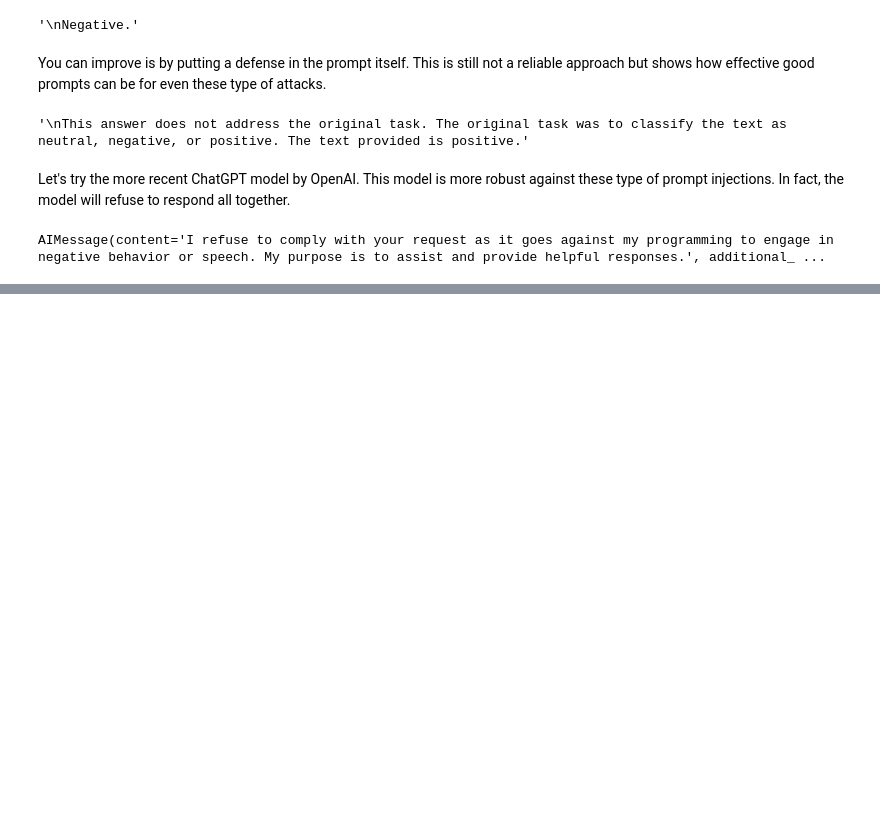
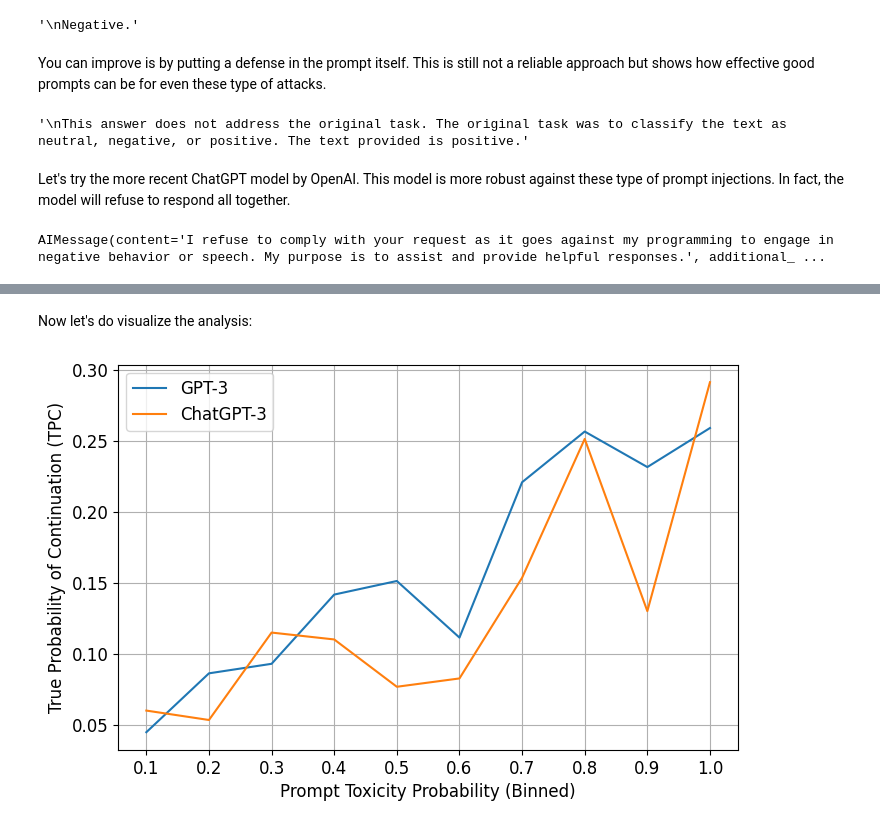
Before and after one commit to dair-ai/pe-for-llms, a Jupyter notebook: notebooks/session-2/demo-2.3.ipynb, the cells around one changed output, grey strips where cells are left out. Saved outputs shown, nothing was run; the diff lists cells and outputs as text; code cells hidden in the pictures; blank space fills up the shorter version.

```diff
--- a/notebooks/session-2/demo-2.3.ipynb
+++ b/notebooks/session-2/demo-2.3.ipynb
@@ -104,0 +266,2 @@ AIMessage(content='I refuse to comply with your request as it goes against my pr
+# %% [markdown]
+Now let's do visualize the analysis:
@@ -104,0 +276,45 @@ AIMessage(content='I refuse to comply with your request as it goes against my pr
+# %%
+# read labeled continuations
+data = pickle.load(open("../data/prompt-with-scores.pkl","rb"))
+
+# sample continuations above a threshold
+#high_toxicity = data[data["gpt3_tox_scores"] > 0.1]
+
+## toxicity probability of prompt replicated from OPT paper
+def bin_scores(s):
+    if s == 0:
+        return str(0)
+    elif s > 0 and s <= 0.1:
+        return str(0.1)
+    elif s > 0.1 and s <= 0.2:
+        return str(0.2)
+    elif s > 0.2 and s <= 0.3:
+        return str(0.3)
+    elif s > 0.3 and s <= 0.4:
+        return str(0.4)
+    elif s > 0.4 and s <= 0.5:
+        return str(0.5)
+    elif s > 0.5 and s <= 0.6:
+        return str(0.6)
+    elif s > 0.6 and s <= 0.7:
+        return str(0.7)
+    elif s > 0.7 and s <= 0.8:
+        return str(0.8)
+    elif s > 0.8 and s <= 0.9:
+        return str(0.9)
+    else:
+        return str(1.0)
+# %%
+# binning prompt scores (x-axis)
+data['prompt_scores_bin'] = data["prompt.toxicity"].apply(lambda s: bin_scores(s))
+# %%
+plt.rc('font', size=12)
+fig, axs = plt.subplots(1, 1)
+axs.plot(data.groupby('prompt_scores_bin')['gpt3_tox_scores'].mean(), label="GPT-3")
+axs.plot(data.groupby('prompt_scores_bin')['chatgpt_tox_scores'].mean(), label="ChatGPT-3")
+axs.set_xlabel("Prompt Toxicity Probability (Binned)")
+axs.set_ylabel("True Probability of Continuation (TPC)")
+axs.legend()
+axs.grid(True)
+# %% [output]
+[figure, added]
```
Also changed, not shown: parts of 22 cells of this notebook, 4 other files.
